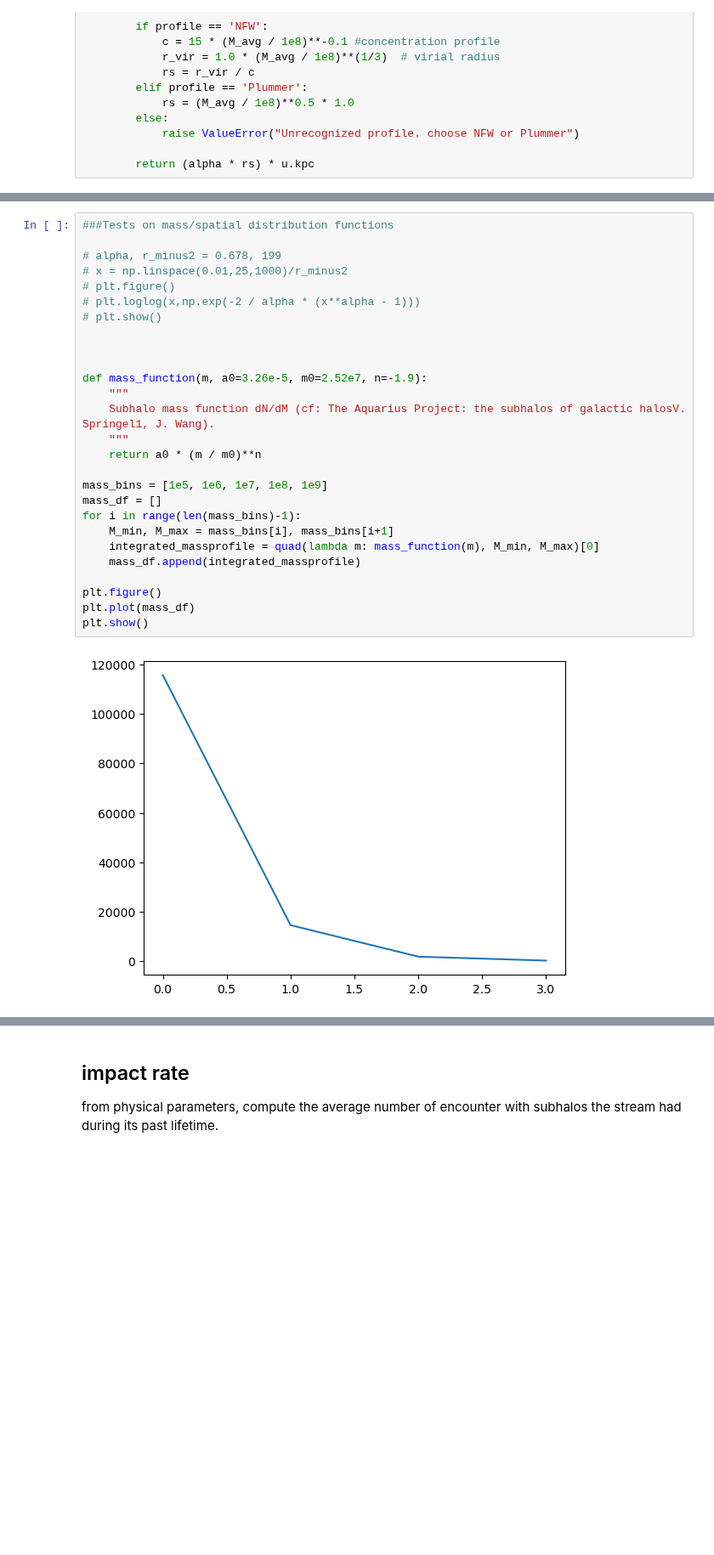
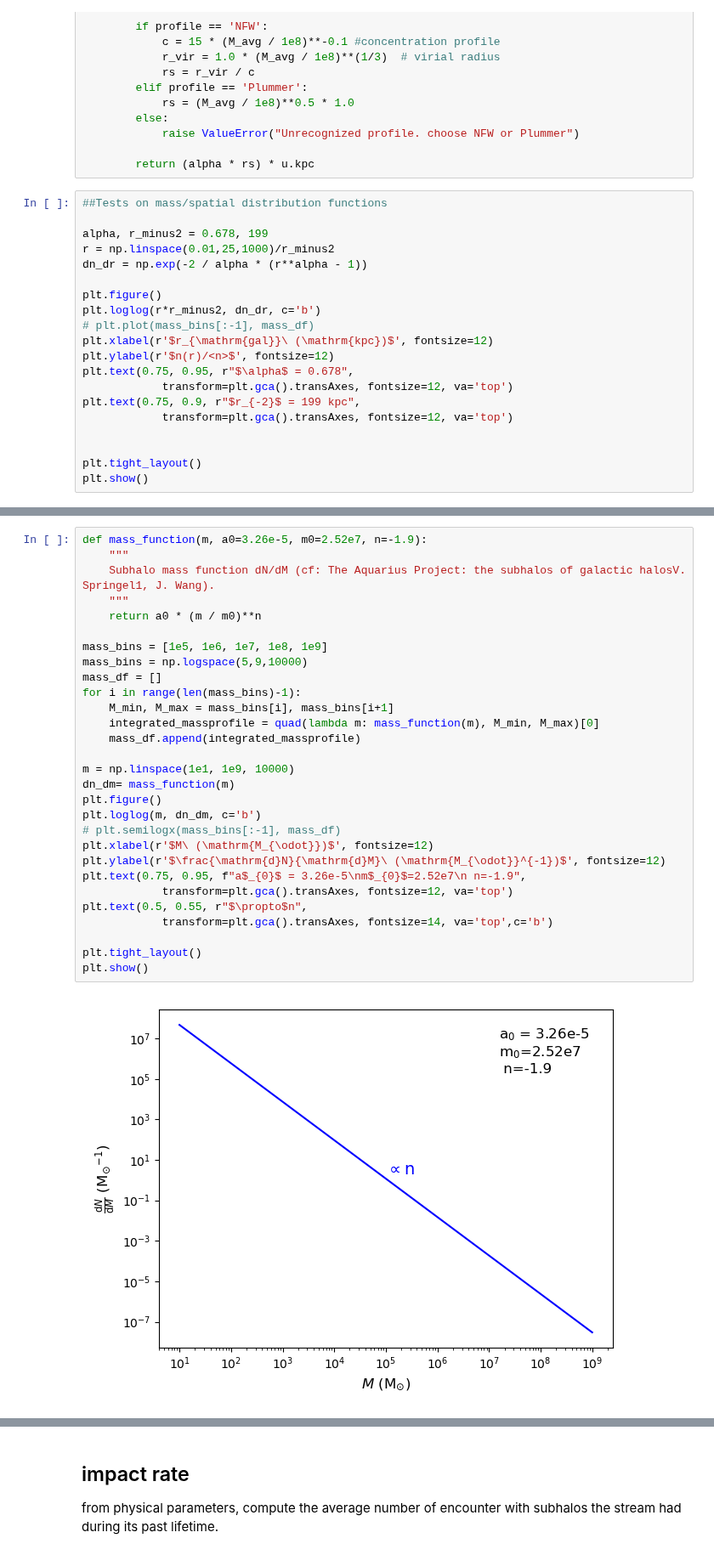
Before and after one commit to johannct/stream_sim, a Jupyter notebook: dev/impact_sampling.ipynb, the cells around one changed output, grey strips where cells are left out. Shown at 85% size. Cells and saved outputs as stored; diff of their text form; blank space fills up the shorter version.

```diff
--- a/dev/impact_sampling.ipynb
+++ b/dev/impact_sampling.ipynb
@@ -127,3 +127,23 @@ class DMS_Distribution:
             raise ValueError("Unrecognized profile. choose NFW or Plummer")
 
         return (alpha * rs) * u.kpc
+# %%
+##Tests on mass/spatial distribution functions
+
+alpha, r_minus2 = 0.678, 199
+r = np.linspace(0.01,25,1000)/r_minus2
+dn_dr = np.exp(-2 / alpha * (r**alpha - 1))
+
+plt.figure()
+plt.loglog(r*r_minus2, dn_dr, c='b')
+# plt.plot(mass_bins[:-1], mass_df)
+plt.xlabel(r'$r_{\mathrm{gal}}\ (\mathrm{kpc})$', fontsize=12)
+plt.ylabel(r'$n(r)/<n>$', fontsize=12)
+plt.text(0.75, 0.95, r"$\alpha$ = 0.678",
+            transform=plt.gca().transAxes, fontsize=12, va='top')
+plt.text(0.75, 0.9, r"$r_{-2}$ = 199 kpc",
+            transform=plt.gca().transAxes, fontsize=12, va='top')
+
+
+plt.tight_layout()
+plt.show()
@@ -130,29 +152,31 @@ class DMS_Distribution:
 # %%
-###Tests on mass/spatial distribution functions
-
-# alpha, r_minus2 = 0.678, 199
-# x = np.linspace(0.01,25,1000)/r_minus2
-# plt.figure()
-# plt.loglog(x,np.exp(-2 / alpha * (x**alpha - 1)))
-# plt.show()
-
-
-
 def mass_function(m, a0=3.26e-5, m0=2.52e7, n=-1.9):
     """
     Subhalo mass function dN/dM (cf: The Aquarius Project: the subhalos of galactic halosV. Springel1, J. Wang).
     """
     return a0 * (m / m0)**n
 
 mass_bins = [1e5, 1e6, 1e7, 1e8, 1e9]
+mass_bins = np.logspace(5,9,10000)
 mass_df = []
 for i in range(len(mass_bins)-1):
     M_min, M_max = mass_bins[i], mass_bins[i+1]
     integrated_massprofile = quad(lambda m: mass_function(m), M_min, M_max)[0]
     mass_df.append(integrated_massprofile)
 
+m = np.linspace(1e1, 1e9, 10000)
+dn_dm= mass_function(m)
 plt.figure()
-plt.plot(mass_df)
+plt.loglog(m, dn_dm, c='b')
+# plt.semilogx(mass_bins[:-1], mass_df)
+plt.xlabel(r'$M\ (\mathrm{M_{\odot}})$', fontsize=12)
+plt.ylabel(r'$\frac{\mathrm{d}N}{\mathrm{d}M}\ (\mathrm{M_{\odot}}^{-1})$', fontsize=12)
+plt.text(0.75, 0.95, f"a$_{0}$ = 3.26e-5\nm$_{0}$=2.52e7\n n=-1.9",
+            transform=plt.gca().transAxes, fontsize=12, va='top')
+plt.text(0.5, 0.55, r"$\propto$n",
+            transform=plt.gca().transAxes, fontsize=14, va='top',c='b')
+
+plt.tight_layout()
 plt.show()
 # %% [output]
-[figure, old version]
+[figure, new version]
```
Also changed, not shown: parts of 9 cells of this notebook, 6 other files.
